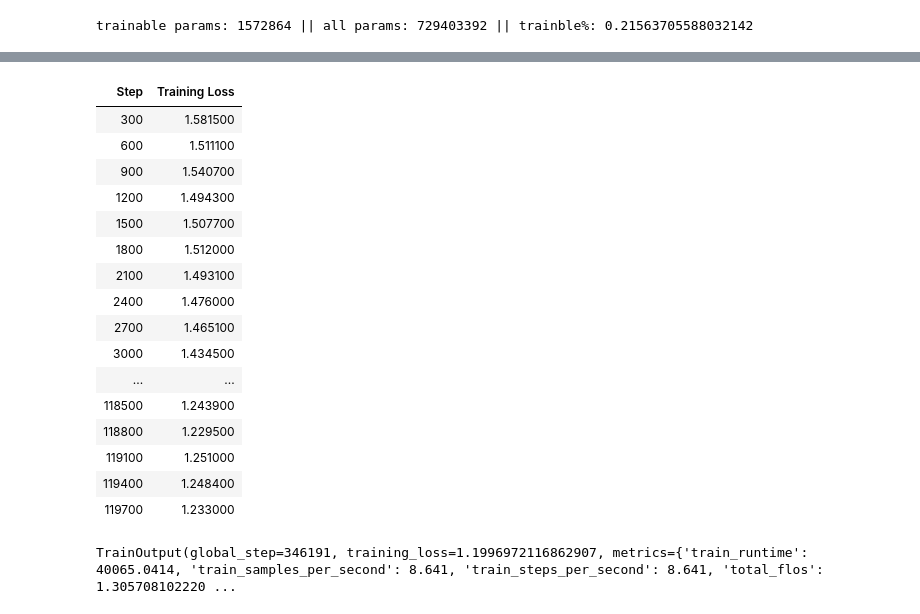
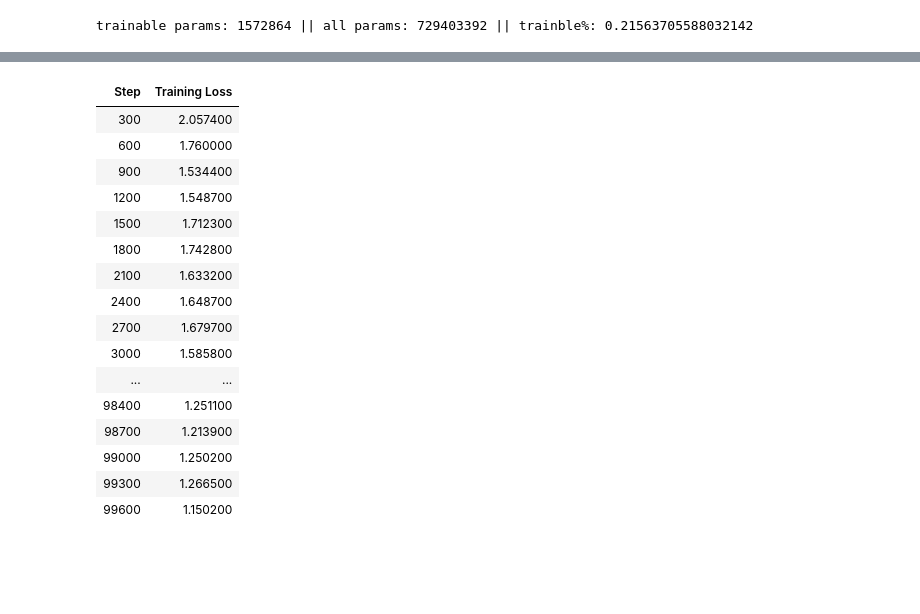
Before and after one commit to aeolian83/translateDnD, a Jupyter notebook: train(Gugugo-koen-1.3B-V1.0).ipynb, the cells around one changed output, grey strips where cells are left out. Cells and saved outputs as stored; diff of their text form; code cells hidden in the pictures; blank space fills up the shorter version.

Commit message:
gugugo translateDnD V0.7 성능 edit

```diff
--- a/train(Gugugo-koen-1.3B-V1.0).ipynb
+++ b/train(Gugugo-koen-1.3B-V1.0).ipynb
@@ -12,7 +13,7 @@ Login successful
 # %%
 from datasets import load_dataset
 
-data = load_dataset("aeolian83/DnD_translate_v1.5")
+data = load_dataset("aeolian83/DnD_translate_v2.0")
 # %%
 data
 # %% [output]
@@ -213,8 +214,8 @@ trainer = maskTrainer(
         logging_steps=300,
         report_to=["tensorboard"],
         num_train_epochs = 3,
-        learning_rate=3e-4,
-        resume_from_checkpoint=True,
+        learning_rate=2e-4,
+        resume_from_checkpoint=False,
         lr_scheduler_type= "cosine",
         #optim="paged_adamw_8bit"
 
@@ -230,21 +230,20 @@ You're using a PreTrainedTokenizerFast tokenizer. Please note that with a fast t
 | Step | Training Loss |
-| 300 | 1.581500 |
-| 600 | 1.511100 |
-| 900 | 1.540700 |
-| 1200 | 1.494300 |
-| 1500 | 1.507700 |
-| 1800 | 1.512000 |
-| 2100 | 1.493100 |
-| 2400 | 1.476000 |
-| 2700 | 1.465100 |
-| 3000 | 1.434500 |
+| 300 | 2.057400 |
+| 600 | 1.760000 |
+| 900 | 1.534400 |
+| 1200 | 1.548700 |
+| 1500 | 1.712300 |
+| 1800 | 1.742800 |
+| 2100 | 1.633200 |
+| 2400 | 1.648700 |
+| 2700 | 1.679700 |
+| 3000 | 1.585800 |
 | ... | ... |
-| 118500 | 1.243900 |
-| 118800 | 1.229500 |
-| 119100 | 1.251000 |
-| 119400 | 1.248400 |
-| 119700 | 1.233000 |
+| 98400 | 1.251100 |
+| 98700 | 1.213900 |
+| 99000 | 1.250200 |
+| 99300 | 1.266500 |
+| 99600 | 1.150200 |
-TrainOutput(global_step=346191, training_loss=1.1996972116862907, metrics={'train_runtime': 40065.0414, 'train_samples_per_second': 8.641, 'train_steps_per_second': 8.641, 'total_flos': 1.305708102220 ...
 # %%
 model.eval()
 model.config.use_cache = True  # silence the warnings. Please re-enable for inference!
```
Also changed, not shown: parts of 13 cells of this notebook, 4 other files.
